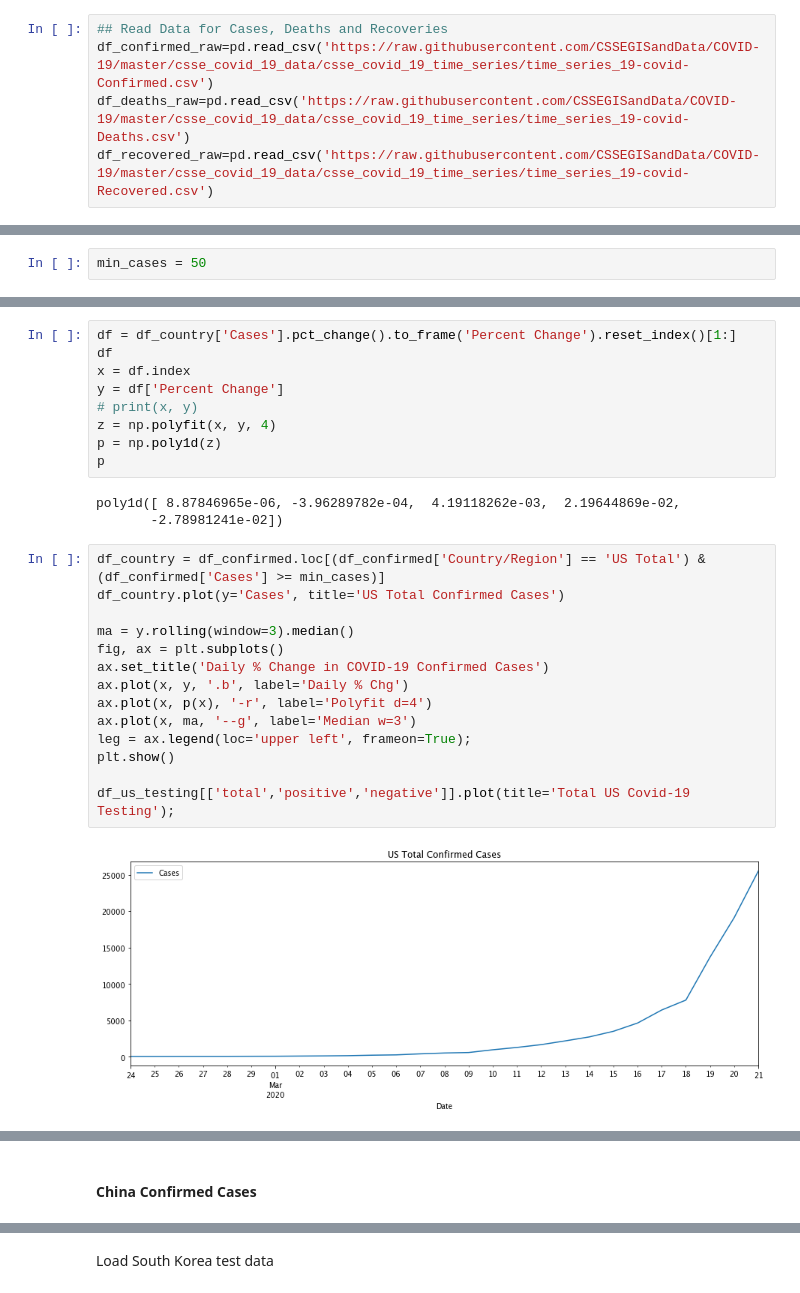
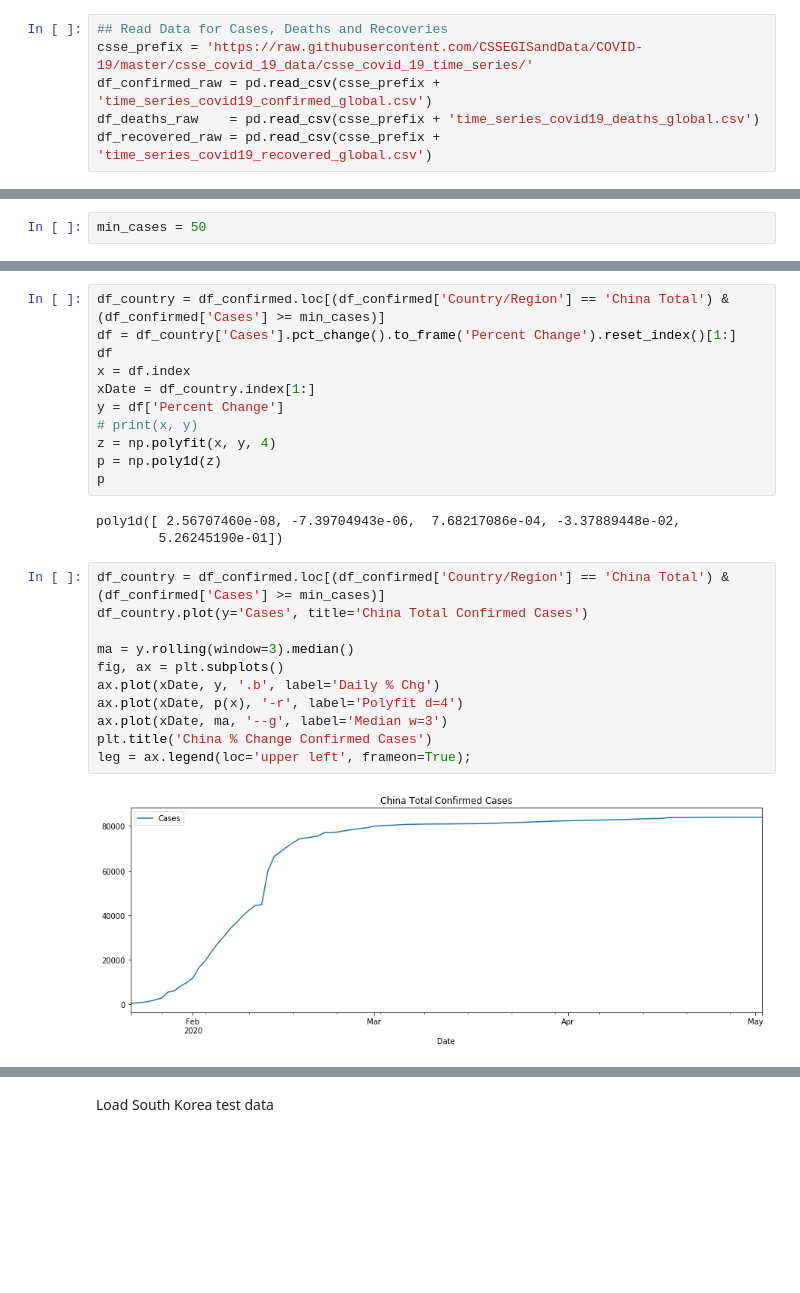
Before and after one commit to jayurbain/covid19, a Jupyter notebook: covid19.ipynb, the cells around one changed output, grey strips where cells are left out. Cells and saved outputs as stored; diff of their text form; blank space fills up the shorter version.

Commit message:
pull more data from internet instead of local, plots: format for longer periods/date formatting

```diff
--- a/covid19.ipynb
+++ b/covid19.ipynb
@@ -44,9 +55,10 @@ https://github.com/CSSEGISandData/COVID-19
 There are three files that contain total confirmed cases, deaths and recoveries.
 # %%
 ## Read Data for Cases, Deaths and Recoveries
-df_confirmed_raw=pd.read_csv('https://raw.githubusercontent.com/CSSEGISandData/COVID-19/master/csse_covid_19_data/csse_covid_19_time_series/time_series_19-covid-Confirmed.csv')
-df_deaths_raw=pd.read_csv('https://raw.githubusercontent.com/CSSEGISandData/COVID-19/master/csse_covid_19_data/csse_covid_19_time_series/time_series_19-covid-Deaths.csv')
-df_recovered_raw=pd.read_csv('https://raw.githubusercontent.com/CSSEGISandData/COVID-19/master/csse_covid_19_data/csse_covid_19_time_series/time_series_19-covid-Recovered.csv')
+csse_prefix = 'https://raw.githubusercontent.com/CSSEGISandData/COVID-19/master/csse_covid_19_data/csse_covid_19_time_series/'
+df_confirmed_raw = pd.read_csv(csse_prefix + 'time_series_covid19_confirmed_global.csv')
+df_deaths_raw    = pd.read_csv(csse_prefix + 'time_series_covid19_deaths_global.csv')
+df_recovered_raw = pd.read_csv(csse_prefix + 'time_series_covid19_recovered_global.csv')
 # %%
 df_confirmed_raw.head()
 # %% [output]
@@ -373,28 +398,27 @@ df_us_testing[['total','positive','negative']].plot(figsize=(8,6), title='US Cov
 # %%
+df_country = df_confirmed.loc[(df_confirmed['Country/Region'] == 'China Total') & (df_confirmed['Cases'] >= min_cases)]
 df = df_country['Cases'].pct_change().to_frame('Percent Change').reset_index()[1:]
 df
 x = df.index
+xDate = df_country.index[1:]
 y = df['Percent Change']
 # print(x, y)
 z = np.polyfit(x, y, 4)
 p = np.poly1d(z)
 p
 # %% [output]
-poly1d([ 8.87846965e-06, -3.96289782e-04,  4.19118262e-03,  2.19644869e-02,
-       -2.78981241e-02])
+poly1d([ 2.56707460e-08, -7.39704943e-06,  7.68217086e-04, -3.37889448e-02,
+        5.26245190e-01])
 # %%
-df_country = df_confirmed.loc[(df_confirmed['Country/Region'] == 'US Total') & (df_confirmed['Cases'] >= min_cases)]
-df_country.plot(y='Cases', title='US Total Confirmed Cases')
+df_country = df_confirmed.loc[(df_confirmed['Country/Region'] == 'China Total') & (df_confirmed['Cases'] >= min_cases)]
+df_country.plot(y='Cases', title='China Total Confirmed Cases')
 
 ma = y.rolling(window=3).median()
 fig, ax = plt.subplots()
-ax.set_title('Daily % Change in COVID-19 Confirmed Cases')
-ax.plot(x, y, '.b', label='Daily % Chg')
-ax.plot(x, p(x), '-r', label='Polyfit d=4')
-ax.plot(x, ma, '--g', label='Median w=3')
+ax.plot(xDate, y, '.b', label='Daily % Chg')
+ax.plot(xDate, p(x), '-r', label='Polyfit d=4')
+ax.plot(xDate, ma, '--g', label='Median w=3')
+plt.title('China % Change Confirmed Cases')
 leg = ax.legend(loc='upper left', frameon=True);
-plt.show()
-
-df_us_testing[['total','positive','negative']].plot(title='Total US Covid-19 Testing');
 # %% [output]
-[figure, old version]
+[figure, new version]
@@ -403,2 +425,0 @@ df_us_testing[['total','positive','negative']].plot(title='Total US Covid-19 Tes
-# %% [markdown]
-#### China Confirmed Cases
```
Also changed, not shown: parts of 60 cells of this notebook.
